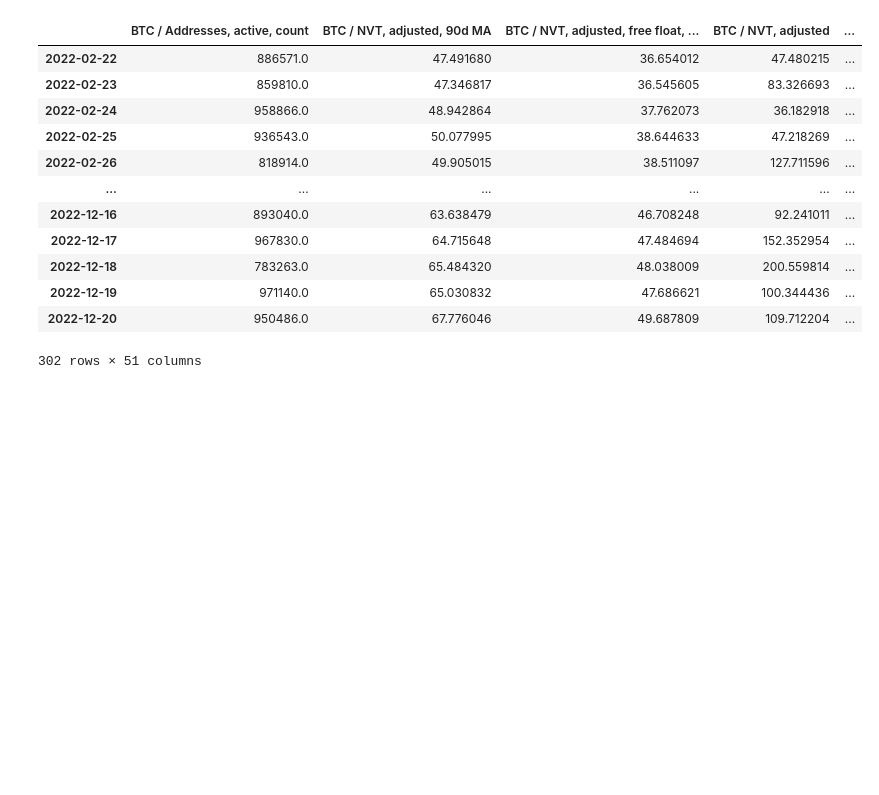
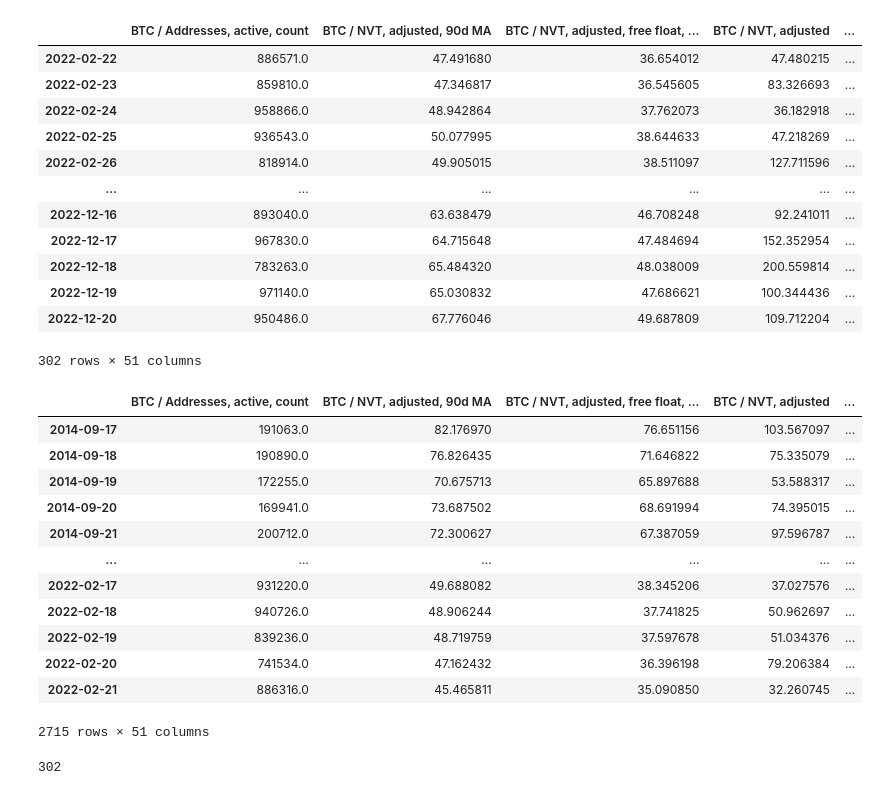
Before and after one commit to Tomas-Barhon/Noise-reduction-and-feature-extraction-with-principal-component-analysis, a Jupyter notebook: Code/playground.ipynb, the cells around one changed output. Cells and saved outputs as stored; diff of their text form; code cells hidden in the pictures; blank space fills up the shorter version.

```diff
--- a/Code/playground.ipynb
+++ b/Code/playground.ipynb
@@ -200,3 +310,23 @@ validation_data
 302 rows × 51 columns
 # %%
 predictions = model.predict(validation_data)
+# %%
+train_data
+# %% [output]
+|  | BTC / Addresses, active, count | BTC / NVT, adjusted, 90d MA | BTC / NVT, adjusted, free float, ... | BTC / NVT, adjusted | ... |
+| 2014-09-17 | 191063.0 | 82.176970 | 76.651156 | 103.567097 | ... |
+| 2014-09-18 | 190890.0 | 76.826435 | 71.646822 | 75.335079 | ... |
+| 2014-09-19 | 172255.0 | 70.675713 | 65.897688 | 53.588317 | ... |
+| 2014-09-20 | 169941.0 | 73.687502 | 68.691994 | 74.395015 | ... |
+| 2014-09-21 | 200712.0 | 72.300627 | 67.387059 | 97.596787 | ... |
+| ... | ... | ... | ... | ... | ... |
+| 2022-02-17 | 931220.0 | 49.688082 | 38.345206 | 37.027576 | ... |
+| 2022-02-18 | 940726.0 | 48.906244 | 37.741825 | 50.962697 | ... |
+| 2022-02-19 | 839236.0 | 48.719759 | 37.597678 | 51.034376 | ... |
+| 2022-02-20 | 741534.0 | 47.162432 | 36.396198 | 79.206384 | ... |
+| 2022-02-21 | 886316.0 | 45.465811 | 35.090850 | 32.260745 | ... |
+2715 rows × 51 columns
+# %%
+len(predictions)
+# %% [output]
+302
```
Also changed, not shown: parts of 22 cells of this notebook, 3 other files.
